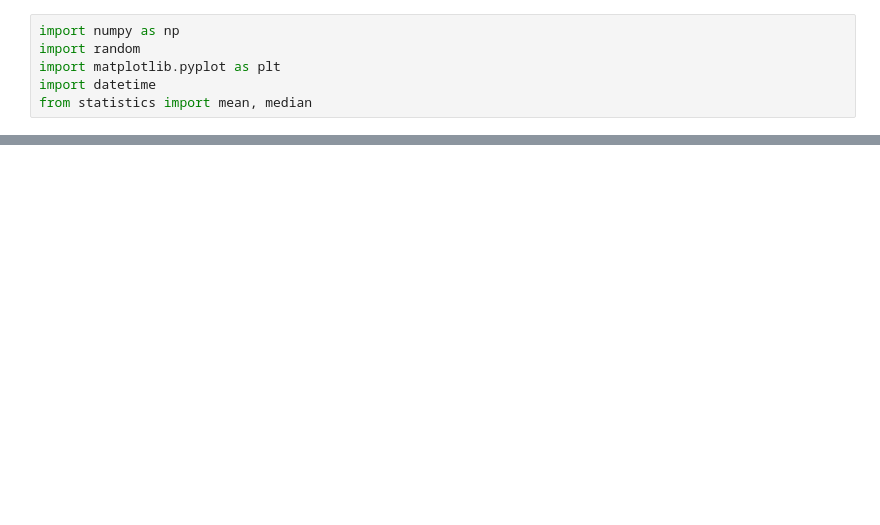
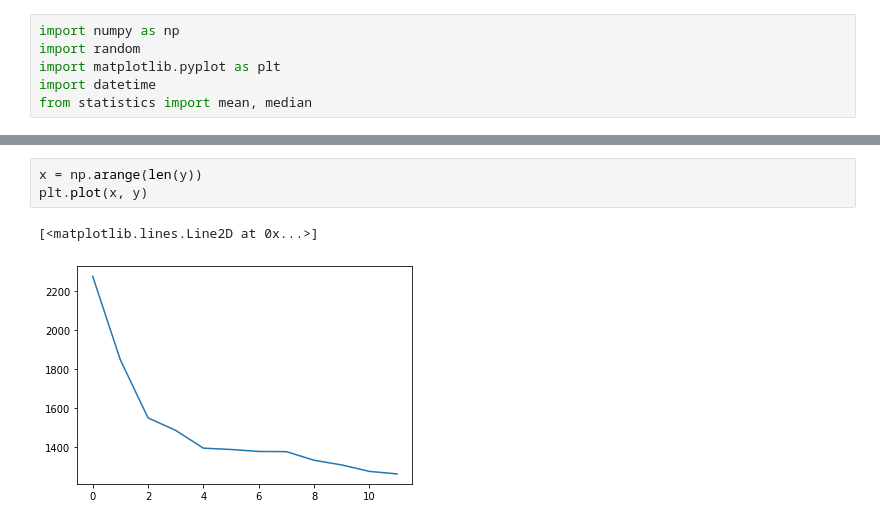
Before and after one commit to sebasatarama/PC1_AdvancedAritificialInteligence_DiegoAtarama, a Jupyter notebook: code/PC1_Part1.ipynb, the cells around one changed output, grey strips where cells are left out. Drawn from its saved outputs; the diff is of its cells as text; blank space fills up the shorter version.

```diff
--- a/code/PC1_Part1.ipynb
+++ b/code/PC1_Part1.ipynb
@@ -208 +221,7 @@ Sd: 168.0149534718512
+# %%
+x = np.arange(len(y))
+plt.plot(x, y)
+# %% [output]
+[<matplotlib.lines.Line2D at 0x...>]
+[figure, added]
 # %%
```
Also changed, not shown: parts of 14 cells of this notebook.
